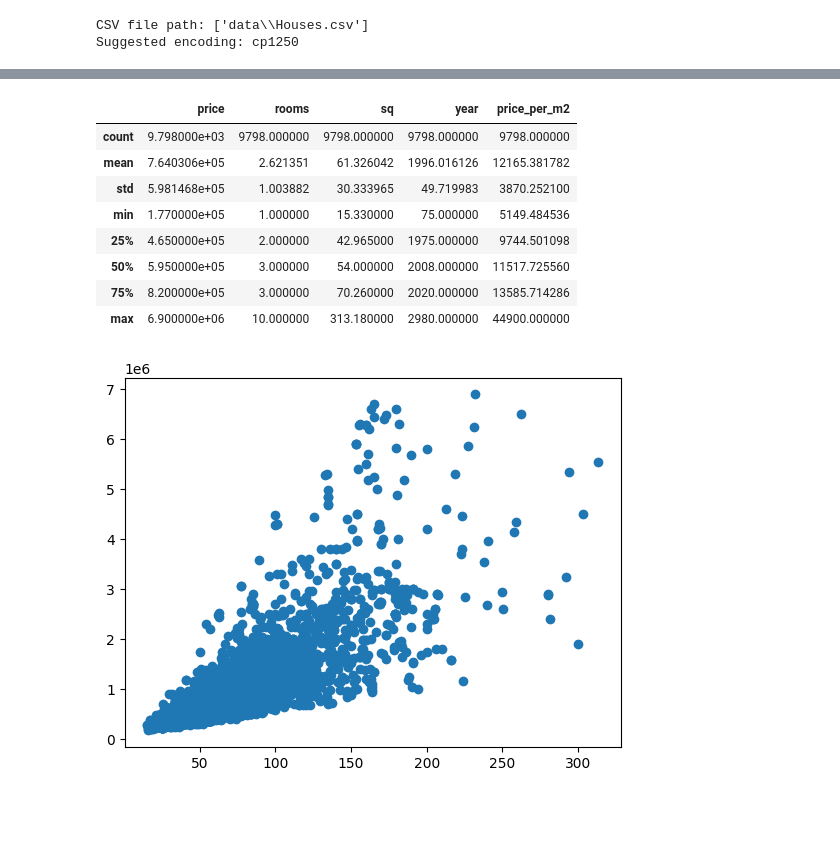
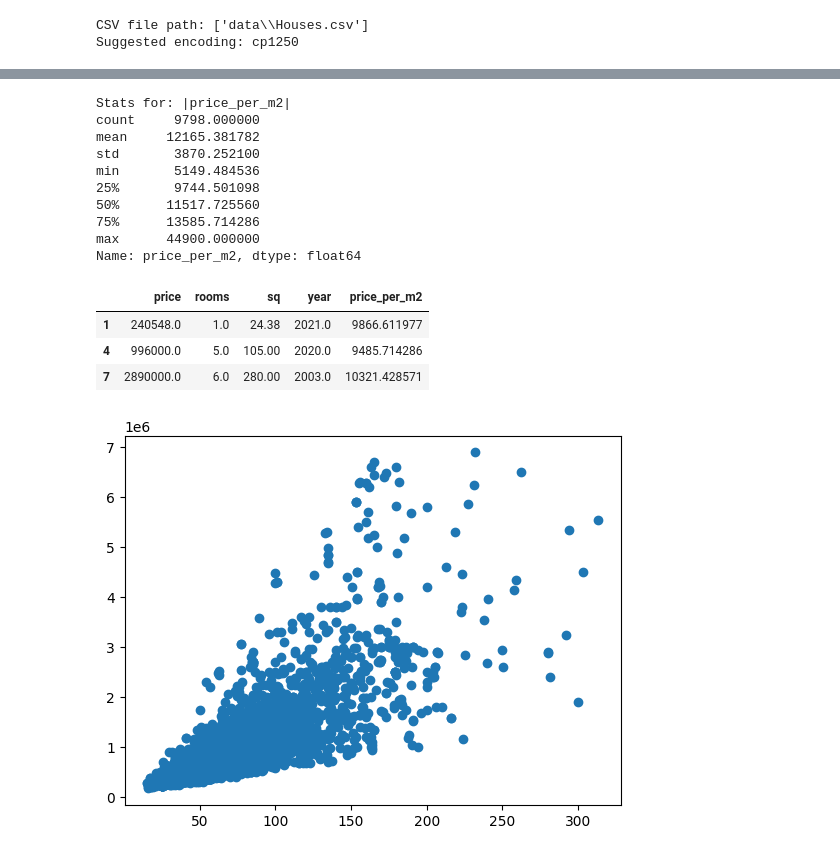
Before and after one commit to M4rselo/Warsaw-Housing-Model, a Jupyter notebook: pl_linear_regression.ipynb, the cells around one changed output, grey strips where cells are left out. Drawn from its saved outputs; the diff is of its cells as text; code cells hidden in the pictures; blank space fills up the shorter version.

```diff
--- a/pl_linear_regression.ipynb
+++ b/pl_linear_regression.ipynb
@@ -121,17 +78,26 @@ plt.show()
 # %%
 wwa_data['price_per_m2'] = wwa_data['price'] / wwa_data['sq']
 wwa_data = wwa_data[(wwa_data['price_per_m2'] > 5000.0) & (wwa_data['price_per_m2'] < 45000.0)]
-wwa_data.describe()
+
+print('Stats for: |price_per_m2|')
+print(wwa_data.describe()['price_per_m2'], '\n')
+
+wwa_data.head(3)
 # %% [output]
+Stats for: |price_per_m2|
+count     9798.000000
+mean     12165.381782
+std       3870.252100
+min       5149.484536
+25%       9744.501098
+50%      11517.725560
+75%      13585.714286
+max      44900.000000
+Name: price_per_m2, dtype: float64
 |  | price | rooms | sq | year | price_per_m2 |
-| count | 9.798000e+03 | 9798.000000 | 9798.000000 | 9798.000000 | 9798.000000 |
-| mean | 7.640306e+05 | 2.621351 | 61.326042 | 1996.016126 | 12165.381782 |
-| std | 5.981468e+05 | 1.003882 | 30.333965 | 49.719983 | 3870.252100 |
-| min | 1.770000e+05 | 1.000000 | 15.330000 | 75.000000 | 5149.484536 |
-| 25% | 4.650000e+05 | 2.000000 | 42.965000 | 1975.000000 | 9744.501098 |
-| 50% | 5.950000e+05 | 3.000000 | 54.000000 | 2008.000000 | 11517.725560 |
-| 75% | 8.200000e+05 | 3.000000 | 70.260000 | 2020.000000 | 13585.714286 |
-| max | 6.900000e+06 | 10.000000 | 313.180000 | 2980.000000 | 44900.000000 |
+| 1 | 240548.0 | 1.0 | 24.38 | 2021.0 | 9866.611977 |
+| 4 | 996000.0 | 5.0 | 105.00 | 2020.0 | 9485.714286 |
+| 7 | 2890000.0 | 6.0 | 280.00 | 2003.0 | 10321.428571 |
 # %%
 plt.scatter(x = wwa_data.sq, y = wwa_data.price)
 plt.show()
```
Also changed, not shown: parts of 32 cells of this notebook.
